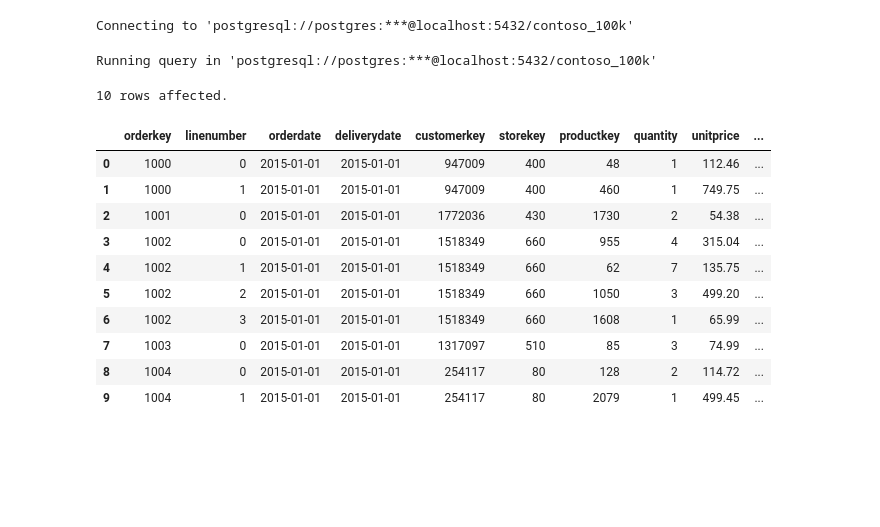
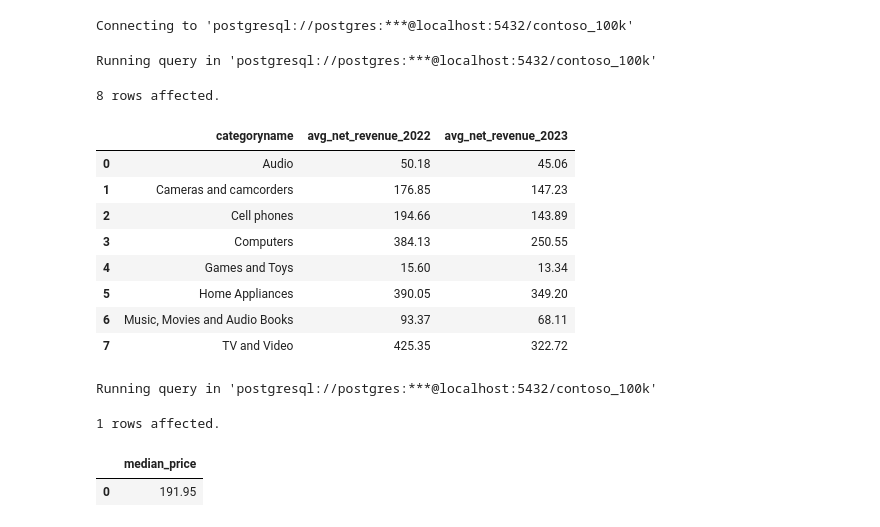
Before and after one commit to ZiadAbdallbasset1/python_data, a Jupyter notebook: Resources/Blank_SQL_Notebook.ipynb, the cells around one changed output. Cells and saved outputs as stored; diff of their text form; code cells hidden in the pictures; blank space fills up the shorter version.

```diff
--- a/Resources/Blank_SQL_Notebook.ipynb
+++ b/Resources/Blank_SQL_Notebook.ipynb
@@ -54,22 +52,35 @@ if 'google.colab' in sys.modules:
 pd.options.display.float_format = '{:.2f}'.format
 # %% [output]
 Connecting to 'postgresql://postgres:***@localhost:5432/contoso_100k'
+# %%
+%%sql
+select
+p.categoryname,
+AVG(case when s.orderdate between '2022-01-01' and '2022-12-31' then s.quantity*s.netprice*s.exchangerate else 0 end) as avg_net_revenue_2022,
+AVG(case when s.orderdate between '2023-01-01' and '2023-12-31' then s.quantity*s.netprice*s.exchangerate else 0 end) as avg_net_revenue_2023
+from sales s
+left join product p on s.productkey = p.productkey
+group by  p.categoryname
+order by p.categoryname
+# %% [output]
+Running query in 'postgresql://postgres:***@localhost:5432/contoso_100k'
+8 rows affected.
+|  | categoryname | avg_net_revenue_2022 | avg_net_revenue_2023 |
+| 0 | Audio | 50.18 | 45.06 |
+| 1 | Cameras and camcorders | 176.85 | 147.23 |
+| 2 | Cell phones | 194.66 | 143.89 |
+| 3 | Computers | 384.13 | 250.55 |
+| 4 | Games and Toys | 15.60 | 13.34 |
+| 5 | Home Appliances | 390.05 | 349.20 |
+| 6 | Music, Movies and Audio Books | 93.37 | 68.11 |
+| 7 | TV and Video | 425.35 | 322.72 |
 # %%
 %%sql
-select *
+select
+  PERCENTILE_CONT(0.50) within group (order by netprice) as median_price
 from sales
-limit 10
 # %% [output]
 Running query in 'postgresql://postgres:***@localhost:5432/contoso_100k'
-10 rows affected.
+1 rows affected.
-|  | orderkey | linenumber | orderdate | deliverydate | customerkey | storekey | productkey | quantity | unitprice | ... |
-| 0 | 1000 | 0 | 2015-01-01 | 2015-01-01 | 947009 | 400 | 48 | 1 | 112.46 | ... |
-| 1 | 1000 | 1 | 2015-01-01 | 2015-01-01 | 947009 | 400 | 460 | 1 | 749.75 | ... |
-| 2 | 1001 | 0 | 2015-01-01 | 2015-01-01 | 1772036 | 430 | 1730 | 2 | 54.38 | ... |
-| 3 | 1002 | 0 | 2015-01-01 | 2015-01-01 | 1518349 | 660 | 955 | 4 | 315.04 | ... |
-| 4 | 1002 | 1 | 2015-01-01 | 2015-01-01 | 1518349 | 660 | 62 | 7 | 135.75 | ... |
-| 5 | 1002 | 2 | 2015-01-01 | 2015-01-01 | 1518349 | 660 | 1050 | 3 | 499.20 | ... |
-| 6 | 1002 | 3 | 2015-01-01 | 2015-01-01 | 1518349 | 660 | 1608 | 1 | 65.99 | ... |
-| 7 | 1003 | 0 | 2015-01-01 | 2015-01-01 | 1317097 | 510 | 85 | 3 | 74.99 | ... |
-| 8 | 1004 | 0 | 2015-01-01 | 2015-01-01 | 254117 | 80 | 128 | 2 | 114.72 | ... |
-| 9 | 1004 | 1 | 2015-01-01 | 2015-01-01 | 254117 | 80 | 2079 | 1 | 499.45 | ... |
+|  | median_price |
+| 0 | 191.95 |
```
Also changed, not shown: parts of 9 cells of this notebook.
